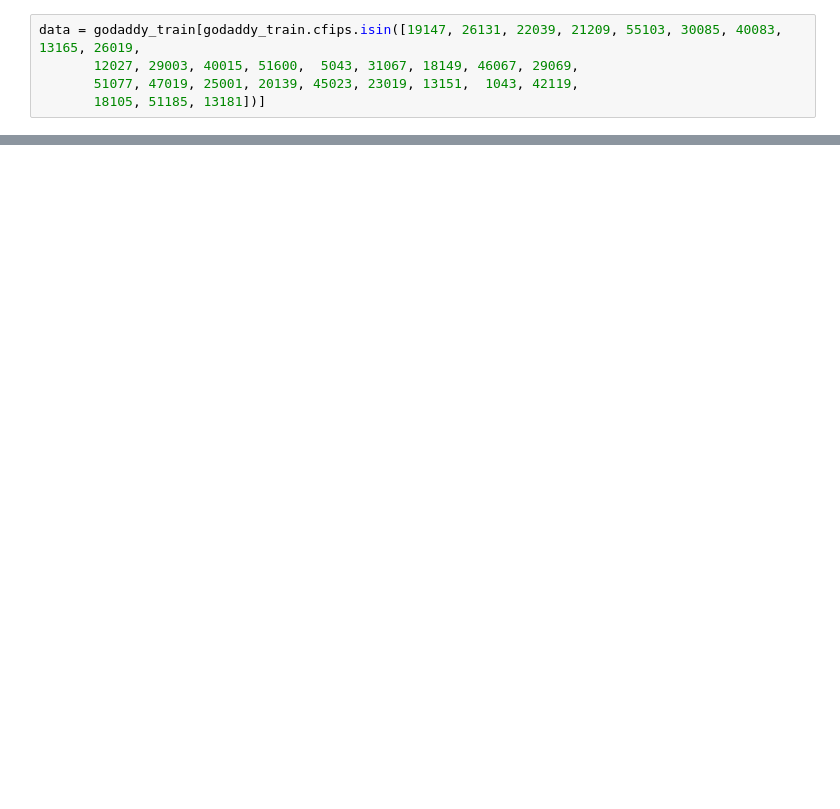
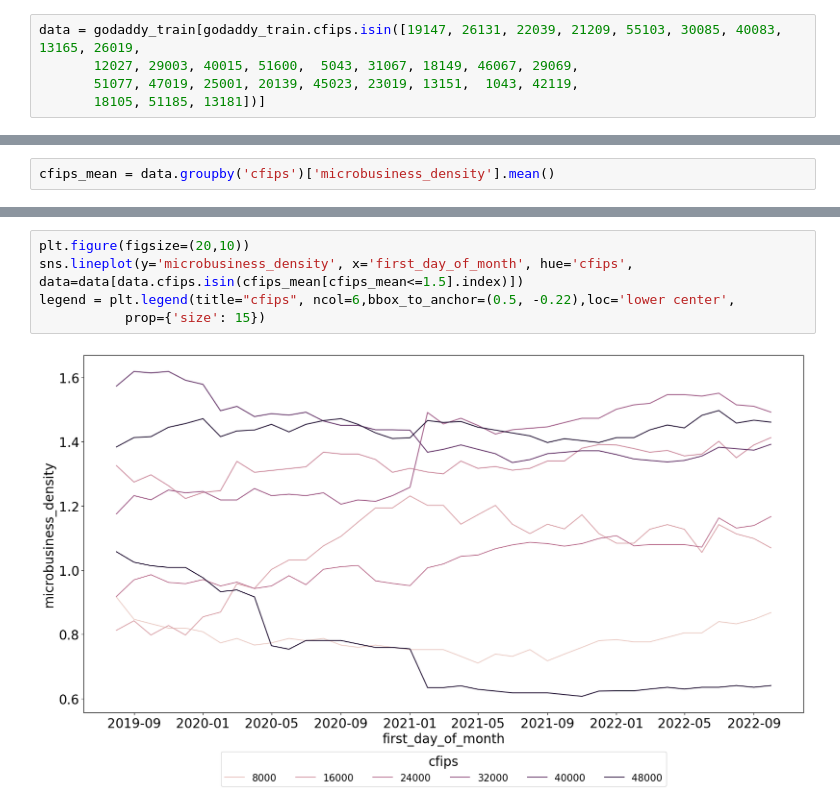
Before and after one commit to datasciencedances/datasciecedances_notebooks, a Jupyter notebook: notebooks/pitllfall.ipynb, the cells around one changed output, grey strips where cells are left out. Saved outputs shown, nothing was run; the diff lists cells and outputs as text; blank space fills up the shorter version.

```diff
--- a/notebooks/pitllfall.ipynb
+++ b/notebooks/pitllfall.ipynb
@@ -241,0 +241,2 @@ array([19147, 26131, 22039, 21209, 55103, 30085, 40083, 13165, 26019,
+# %%
+cfips_mean = data.groupby('cfips')['microbusiness_density'].mean()
@@ -241,0 +258,7 @@ array([19147, 26131, 22039, 21209, 55103, 30085, 40083, 13165, 26019,
+# %%
+plt.figure(figsize=(20,10))
+sns.lineplot(y='microbusiness_density', x='first_day_of_month', hue='cfips', data=data[data.cfips.isin(cfips_mean[cfips_mean<=1.5].index)])
+legend = plt.legend(title="cfips", ncol=6,bbox_to_anchor=(0.5, -0.22),loc='lower center',
+           prop={'size': 15})
+# %% [output]
+[figure, added]
```
Also changed, not shown: parts of 13 cells of this notebook.
